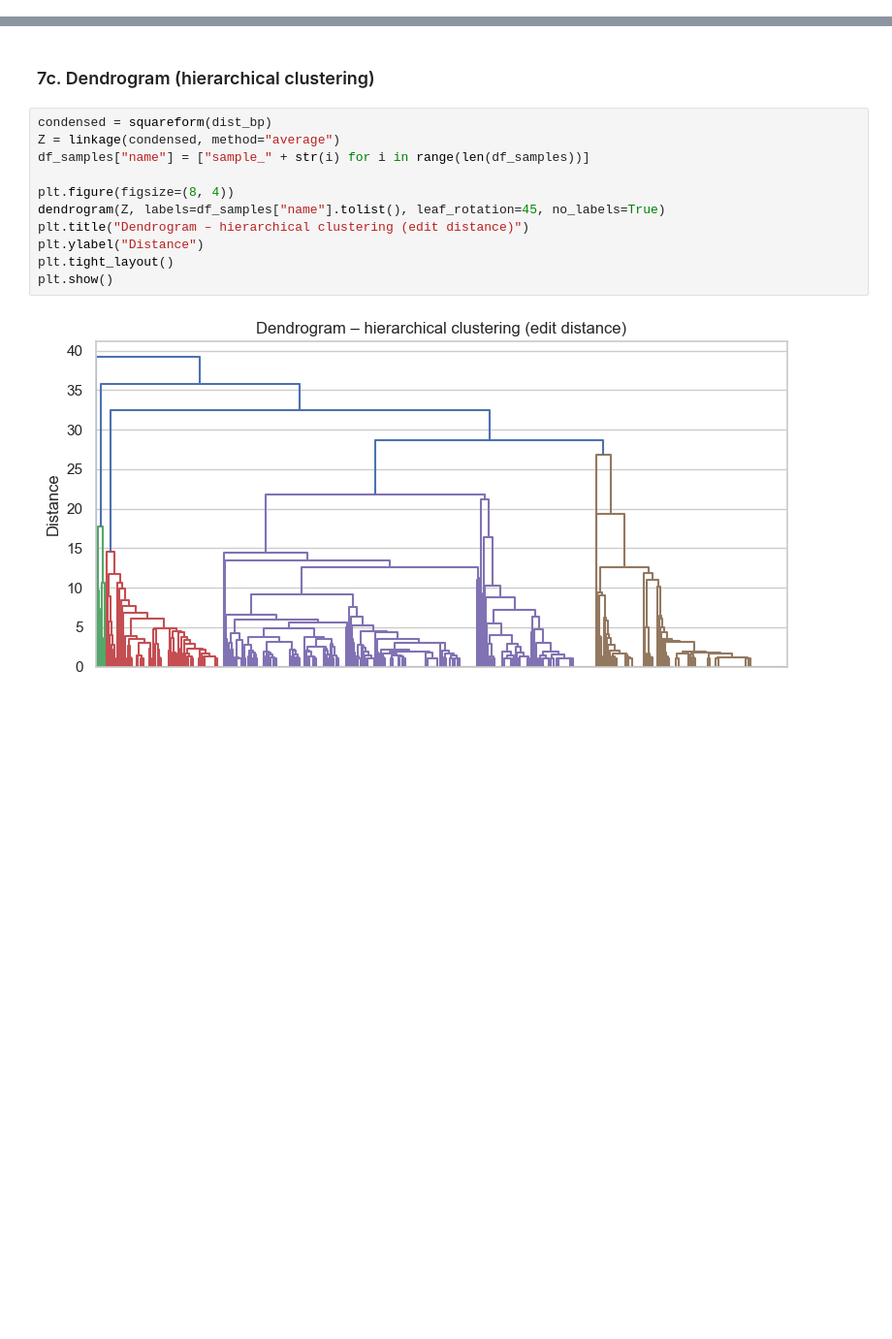
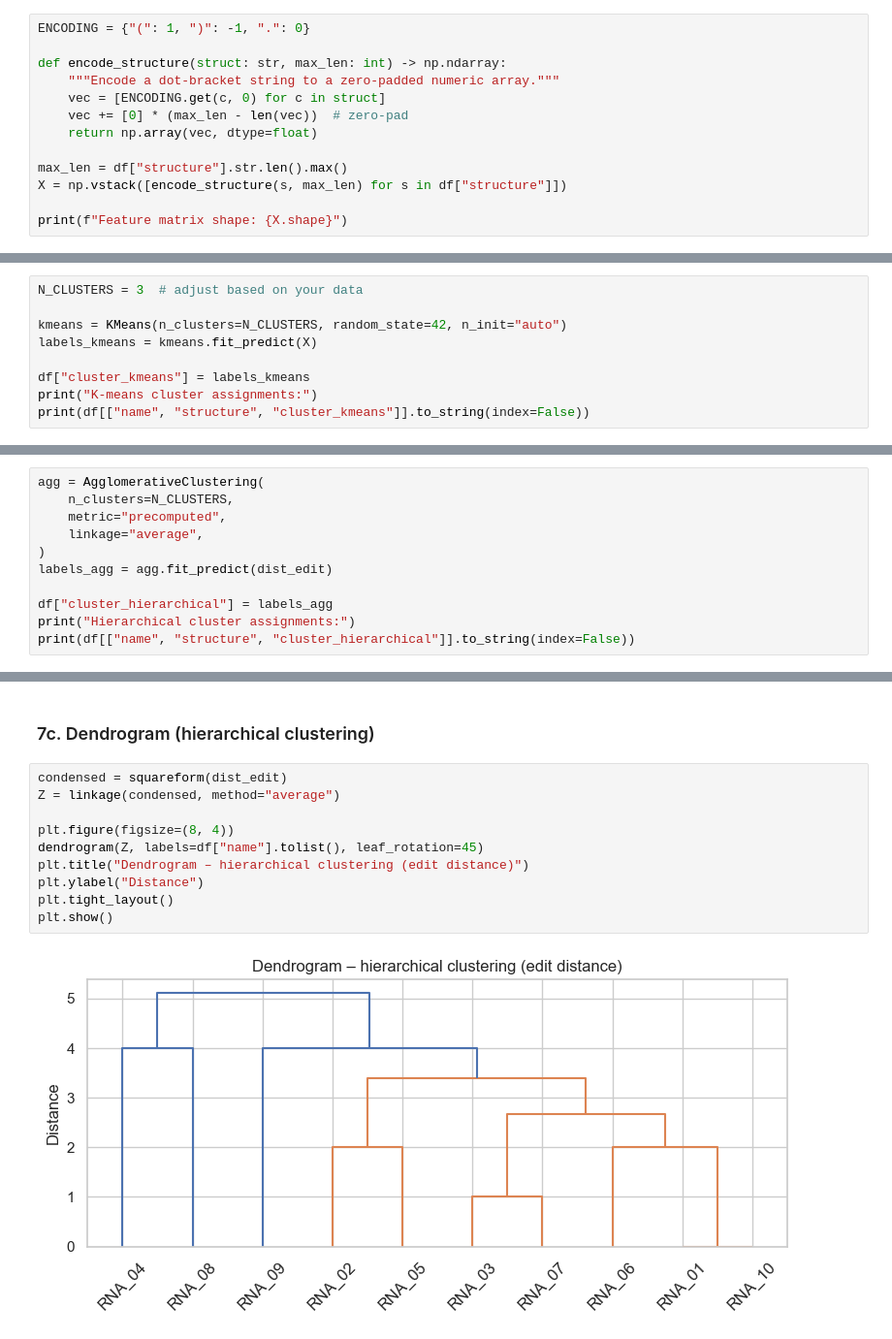
Before and after one commit to beline-y/Clustering-of-RNA-structures, a Jupyter notebook: clustering_rna_structures.ipynb, the cells around one changed output, grey strips where cells are left out. Shown at 97% size. Cells and saved outputs as stored; diff of their text form; blank space fills up the shorter version.

Commit message:
Revert "recovering 3d plot and stuff"

```diff
--- a/clustering_rna_structures.ipynb
+++ b/clustering_rna_structures.ipynb
@@ -533,0 +351,13 @@ plt.show()
+# %%
+ENCODING = {"(": 1, ")": -1, ".": 0}
+
+def encode_structure(struct: str, max_len: int) -> np.ndarray:
+    """Encode a dot-bracket string to a zero-padded numeric array."""
+    vec = [ENCODING.get(c, 0) for c in struct]
+    vec += [0] * (max_len - len(vec))  # zero-pad
+    return np.array(vec, dtype=float)
+
+max_len = df["structure"].str.len().max()
+X = np.vstack([encode_structure(s, max_len) for s in df["structure"]])
+
+print(f"Feature matrix shape: {X.shape}")
@@ -533,0 +450,9 @@ plt.show()
+# %%
+N_CLUSTERS = 3  # adjust based on your data
+
+kmeans = KMeans(n_clusters=N_CLUSTERS, random_state=42, n_init="auto")
+labels_kmeans = kmeans.fit_predict(X)
+
+df["cluster_kmeans"] = labels_kmeans
+print("K-means cluster assignments:")
+print(df[["name", "structure", "cluster_kmeans"]].to_string(index=False))
@@ -533,0 +474,11 @@ plt.show()
+# %%
+agg = AgglomerativeClustering(
+    n_clusters=N_CLUSTERS,
+    metric="precomputed",
+    linkage="average",
+)
+labels_agg = agg.fit_predict(dist_edit)
+
+df["cluster_hierarchical"] = labels_agg
+print("Hierarchical cluster assignments:")
+print(df[["name", "structure", "cluster_hierarchical"]].to_string(index=False))
@@ -555,15 +689,14 @@ plt.show()
 # %% [markdown]
 ### 7c. Dendrogram (hierarchical clustering)
 # %%
-condensed = squareform(dist_bp)
+condensed = squareform(dist_edit)
 Z = linkage(condensed, method="average")
-df_samples["name"] = ["sample_" + str(i) for i in range(len(df_samples))]
 
 plt.figure(figsize=(8, 4))
-dendrogram(Z, labels=df_samples["name"].tolist(), leaf_rotation=45, no_labels=True)
+dendrogram(Z, labels=df["name"].tolist(), leaf_rotation=45)
 plt.title("Dendrogram – hierarchical clustering (edit distance)")
 plt.ylabel("Distance")
 plt.tight_layout()
 plt.show()
 # %% [output]
-[figure, old version]
+[figure, new version]
```
Also changed, not shown: parts of 61 cells of this notebook.
